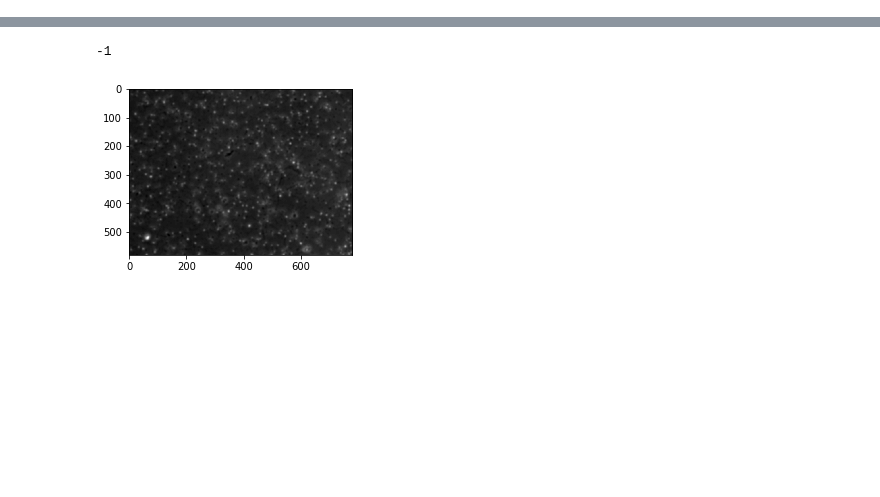
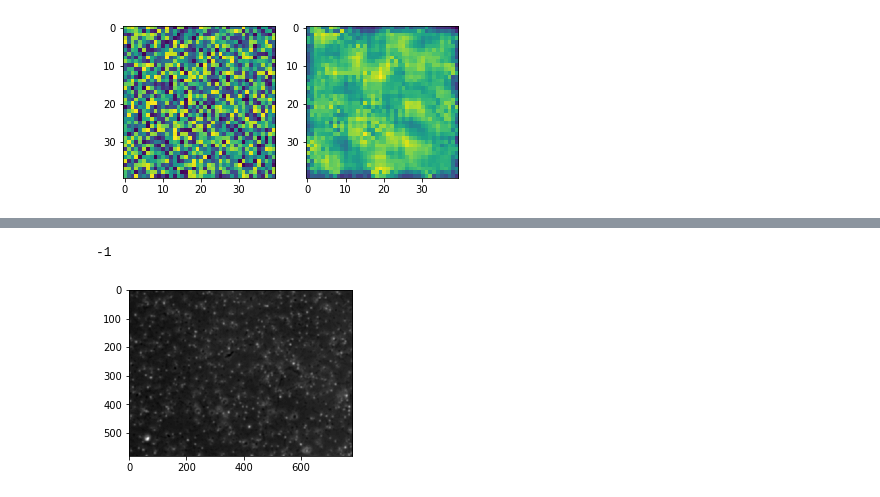
Before and after one commit to MarianoFernandez0/Proyecto-, a Jupyter notebook: development/deteccion imagenes grises/Deteccion de particulas.ipynb, the cells around one changed output, grey strips where cells are left out. Drawn from its saved outputs; the diff is of its cells as text; code cells hidden in the pictures; blank space fills up the shorter version.

```diff
--- a/development/deteccion imagenes grises/Deteccion de particulas.ipynb
+++ b/development/deteccion imagenes grises/Deteccion de particulas.ipynb
@@ -57,0 +27,13 @@ plt.imsave('img_grises.jpeg',gray)
+# %%
+# Filtro de wiener
+
+from scipy.signal.signaltools import wiener
+
+img = np.random.random((40, 40))    #Create a random image
+filtered_img = wiener(img, (5, 5))  #Filter the image
+f, (plot1, plot2) = plt.subplots(1, 2)
+plot1.imshow(img)
+plot2.imshow(filtered_img)
+plt.show()
+# %% [output]
+[figure, added]
```
Also changed, not shown: parts of 20 cells of this notebook, 7 other files.
